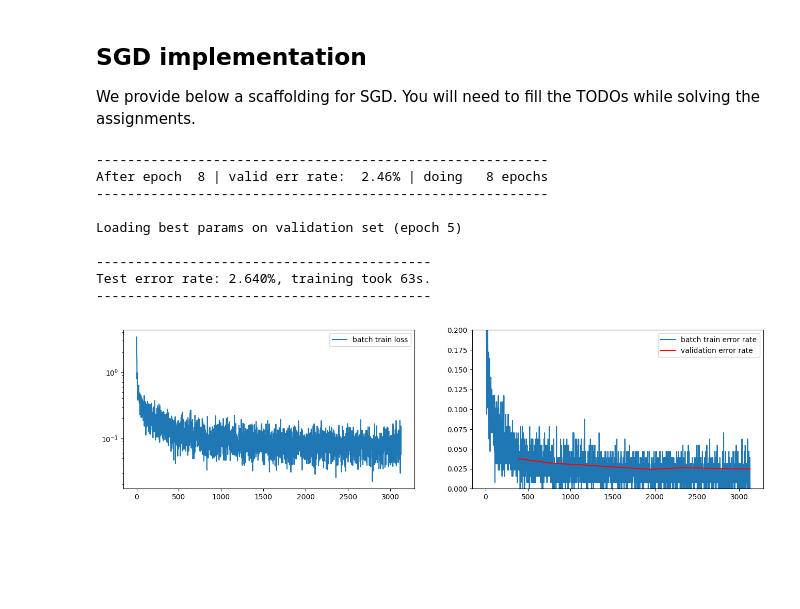
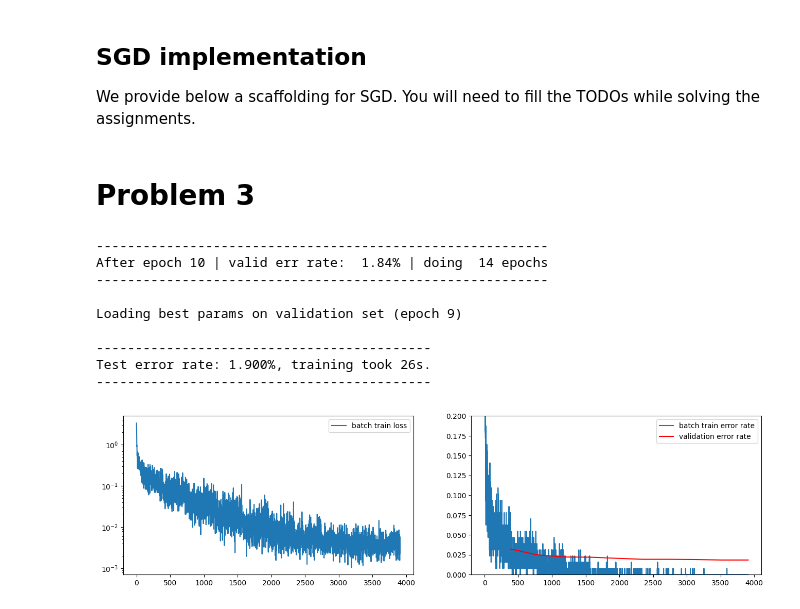
Before and after one commit to PatrykFlama/UWr, a Jupyter notebook: Sem6/NN/List2/Assignment2.ipynb, the cells around one changed output. Saved outputs shown, nothing was run; the diff lists cells and outputs as text; code cells hidden in the pictures; blank space fills up the shorter version.

```diff
--- a/Sem6/NN/List2/Assignment2.ipynb
+++ b/Sem6/NN/List2/Assignment2.ipynb
@@ -306,6 +274,7 @@ def SGD(
     model,
     data_loaders,
     alpha=1e-4,
+    alpha_decay=0.0,
     epsilon=0.0,
     decay=0.0,
     num_epochs=1,
@@ -348,8 +317,8 @@ def SGD(
             # TODO: You can implement learning rate control here (it is updated
             # once per epoch), or below in the loop over minibatches.
             #
-            # alpha = init_alpha / (1 + decay + epoch)
-            alpha = init_alpha * np.exp(-decay * epoch)
+            # alpha = init_alpha / (1 + alpha_decay + epoch)
+            alpha = init_alpha * np.exp(-alpha_decay * epoch)
 
             for x, y in data_loaders["train"]:
                 x = x.to(device)
@@ -376,9 +345,7 @@ def SGD(
                             # p.grad += TODO
                             #
 
-                            l2_lambda = 0.005
-                            p.grad += l2_lambda * p.data
-
+                            p.grad += decay * p.data
 
                         #
                         # TODO for Problem 2.2: Implement a learning rate schedule
@@ -395,14 +362,15 @@ def SGD(
                         # TODO for Problem 2.1: Implement velocity updates for momentum
                         # lease make sure to modify the contents of v, not the v pointer!!!
                         #
-                        v[...] = (epsilon * v).add((1 - epsilon) * p.grad)
+                        v[...] = (epsilon * v) + ((1 - epsilon) * p.grad)
+                        # v.mul(epsilon).add((1-epsilon) * p.grad)
 
                         #
                         # TODO for Problem 2: Set a more sensible learning rule here,
                         #       using your learning rate schedule and momentum
                         #
-                        # p -= alpha * p.grad
                         p -= alpha * v
+                        # p.sub_(alpha * v)
 
                         # Zero gradients for the next iteration
                         p.grad.zero_()
@@ -443,6 +411,8 @@ def SGD(
             for param, best_param in zip(model.parameters(), best_params):
                 param[...] = best_param
     plot_history(history)
+# %% [markdown]
+# Problem 3
 # %%
 class Model(nn.Module):
     def __init__(self, *args, **kwargs):
@@ -456,51 +426,52 @@ class Model(nn.Module):
     def loss(self, Out, Targets):
         return F.cross_entropy(Out, Targets)
 
-
+in_size = 28 * 28
 model = Model(
-    nn.Linear(28 * 28, 1500),
-    nn.ReLU(),
-    nn.Linear(1500, 400),
-    nn.ReLU(),
-    nn.Linear(400, 10)
+    nn.Linear(in_size, in_size*4), nn.ReLU(),
+    nn.Linear(in_size*4, in_size*2), nn.ReLU(),
+    nn.Linear(in_size*2, in_size//2), nn.ReLU(),
+    nn.Linear(in_size//2, 10)
 )
 
 with torch.no_grad():
     # Initialize parameters
     for name, p in model.named_parameters():
         if "weight" in name:
             # p.normal_(0, 0.5)
             nn.init.kaiming_normal_(p, mode="fan_in", nonlinearity="relu")
         elif "bias" in name:
             p.zero_()
         else:
             raise ValueError('Unknown parameter name "%s"' % name)
 
 # On GPU enabled devices set device='cuda' else set device='cpu'
 t_start = time.time()
 SGD(model,
     mnist_loaders,
-    alpha=1e-1,
-    epsilon=0.7,
-    decay=0.1,
-    max_num_epochs=50,
-    device="cpu")
+    alpha=0.1,
+    # alpha_decay=0.01,
+    epsilon=0.9,
+    decay=0.0005,
+    max_num_epochs=10,
+    device="cuda"
+)
 
 
 test_err_rate = compute_error_rate(model, mnist_loaders["test"])
 m = (
     f"Test error rate: {test_err_rate * 100.0:.3f}%, "
     f"training took {time.time() - t_start:.0f}s."
 )
 print("{0}\n{1}\n{0}".format("-" * len(m), m))
 # %% [output]
 ----------------------------------------------------------
-After epoch  8 | valid err rate:  2.46% | doing   8 epochs
+After epoch 10 | valid err rate:  1.84% | doing  14 epochs
 ----------------------------------------------------------
 
-Loading best params on validation set (epoch 5)
+Loading best params on validation set (epoch 9)
 
 -------------------------------------------
-Test error rate: 2.640%, training took 63s.
+Test error rate: 1.900%, training took 26s.
 -------------------------------------------
-[figure, old version]
+[figure, new version]
```
Also changed, not shown: parts of 24 cells of this notebook.
